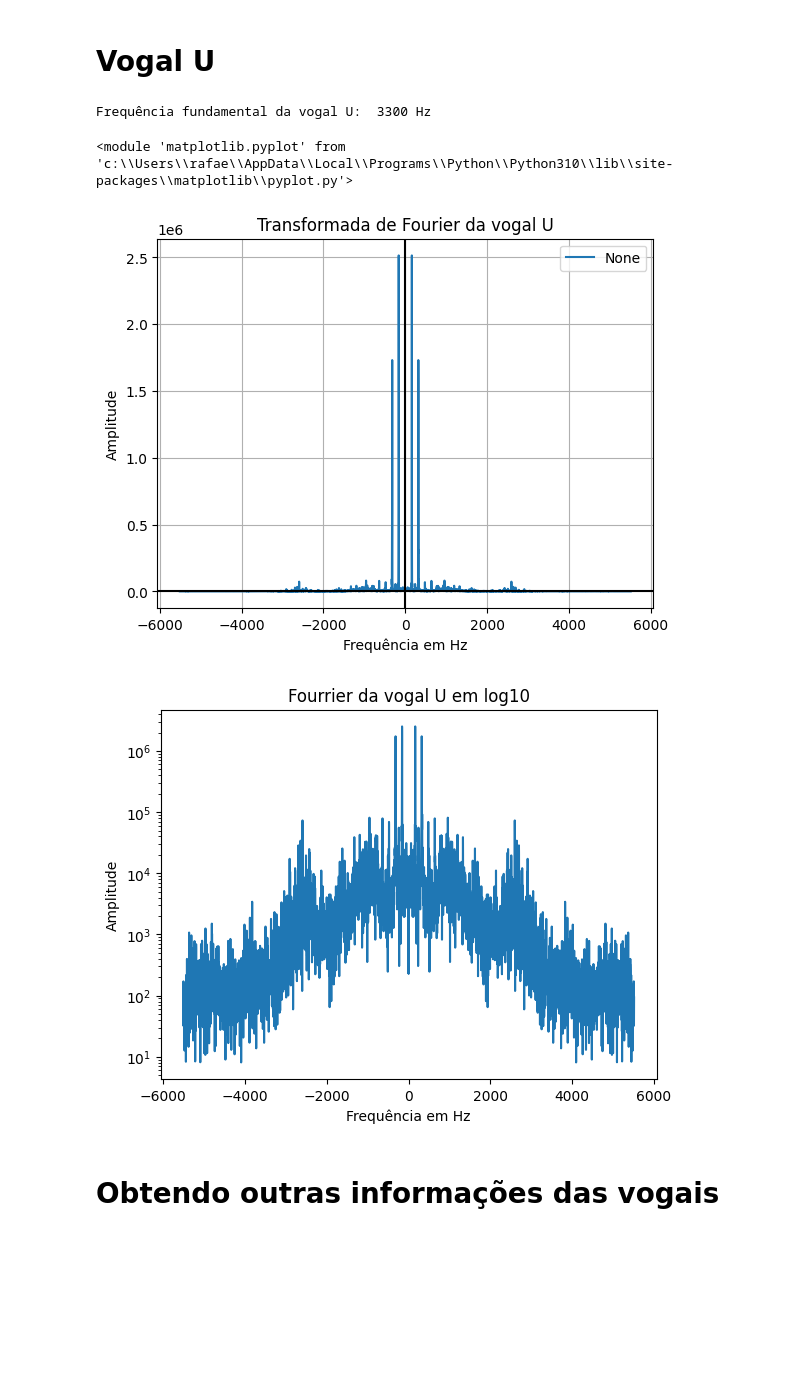
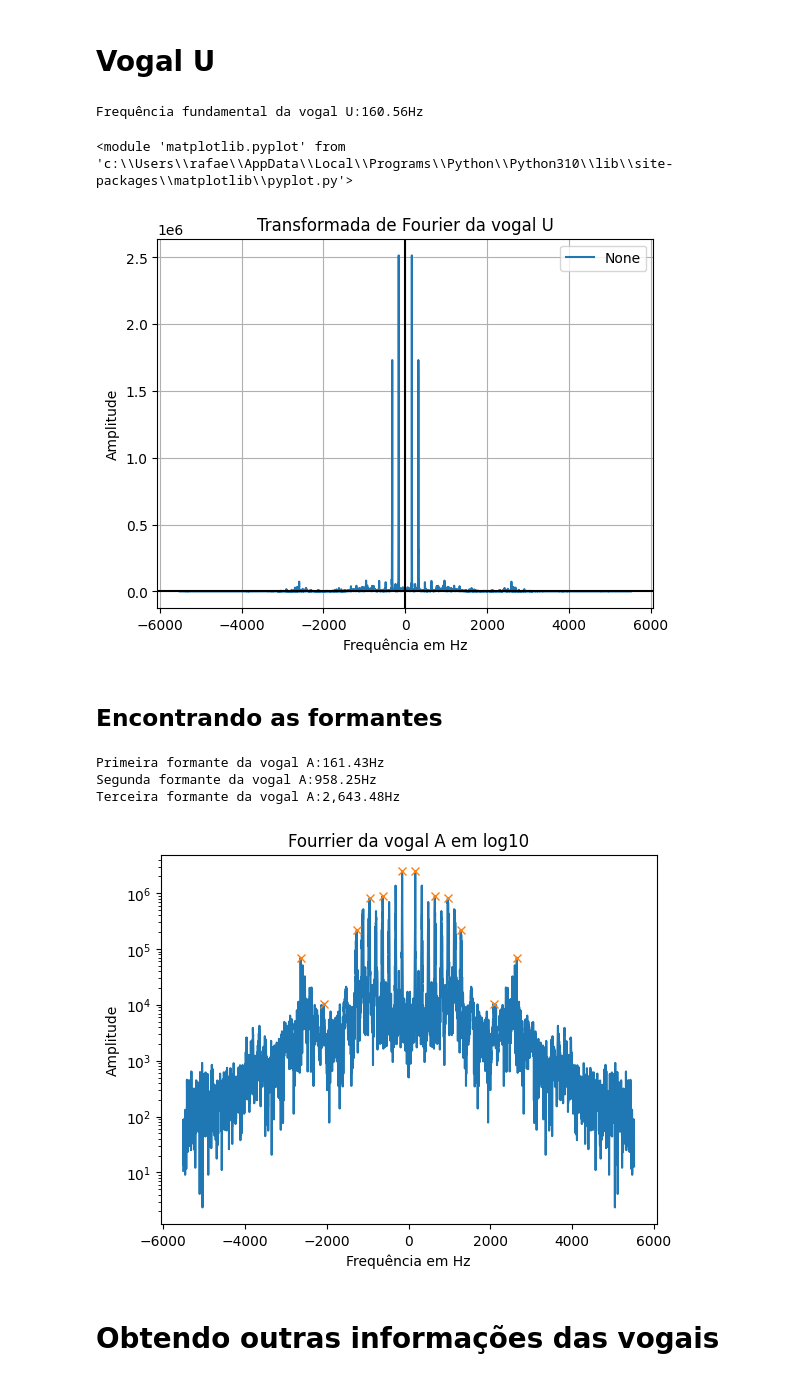
Before and after one commit to Rubiozito/Sistemas-e-Sinais, a Jupyter notebook: Trabalho_Final_sinais/Tfinal_sinais.ipynb, the cells around one changed output. Drawn from its saved outputs; the diff is of its cells as text; code cells hidden in the pictures; blank space fills up the shorter version.

Commit message:
Formante A

```diff
--- a/Trabalho_Final_sinais/Tfinal_sinais.ipynb
+++ b/Trabalho_Final_sinais/Tfinal_sinais.ipynb
@@ -69,13 +69,10 @@ def ponderar_vogal(N, Vg):
 # %%
 def calcula_fourier(Vg, fs):
-    Fourier = np.fft.fft(Vg) # calcula a transformada de fourier
-    frequencia = np.linspace(-fs/2, fs/2, len(Fourier)) # vetor de frequencia
-    Fourier2 = np.fft.fftshift(np.abs(Fourier)) # centraliza a transformada
-    freq_fund = np.argmax(Fourier2)
-    return Fourier2, frequencia, freq_fund
-
-def calcular_laplace(b, c, amp):
-    return TransferFunction([amp], [b, c])
+    Fourier = np.fft.fft(Vg) #transformada de fourier
+    Fourier_cen = np.fft.fftshift(np.abs(Fourier)) #centraliza a transformada
+    freq = np.linspace(-fs/2, fs/2, len(Fourier)) #vetor de frequencia
+    freq_fund_vg = abs(freq[np.where(abs(Fourier_cen) == max(abs(Fourier_cen)))]) #frequencia fundamental da vogal a
+    return Fourier_cen, freq, freq_fund_vg[0]
 # %% [markdown]
 ## Separa o meio da vogal
 # %%
@@ -300,21 +262,32 @@ plt.yscale('log')
 # %%
 #Vogal U Fourier
 Fourier_u, frequencia_u, freq_fund_u = calcula_fourier(Vg_up, fs_u)
-print('Frequência fundamental da vogal U: ', freq_fund_u,'Hz')
+print(f'Frequência fundamental da vogal U:{freq_fund_u:,.2f}Hz')
 plotar_grafico(frequencia_u, Fourier_u, 'Transformada de Fourier da vogal U', label_x='Frequência em Hz', label_y='Amplitude')
 # %% [output]
-Frequência fundamental da vogal U:  3300 Hz
+Frequência fundamental da vogal U:160.56Hz
 <module 'matplotlib.pyplot' from 'c:\\Users\\rafae\\AppData\\Local\\Programs\\Python\\Python310\\lib\\site-packages\\matplotlib\\pyplot.py'>
 [figure]
-# %%
-# Em log10
-plt.plot(frequencia_u, np.abs(np.abs(Fourier_u)))
-plt.title('Fourrier da vogal U em log10')
-plt.xlabel('Frequência em Hz')
-plt.ylabel('Amplitude')
-plt.yscale('log')
-# %% [output]
-[figure, removed]
+# %% [markdown]
+## Encontrando as formantes
+# %%
+picos_form_a, _ = find_peaks(Fourier_a, height=0, distance=130, prominence=10000)
+plt.figure()
+plt.plot(frequencia_a, np.abs(Fourier_a))
+plt.title('Fourrier da vogal A em log10')
+plt.xlabel('Frequência em Hz')
+plt.ylabel('Amplitude')
+plt.yscale('log')
+plt.plot(frequencia_a[picos_form_a], np.abs(Fourier_a[picos_form_a]), "x")
+
+print(f'Primeira formante da vogal A:{frequencia_a[picos_form_a[6]]:,.2f}Hz')
+print(f'Segunda formante da vogal A:{frequencia_a[picos_form_a[8]]:,.2f}Hz')
+print(f'Terceira formante da vogal A:{frequencia_a[picos_form_a[11]]:,.2f}Hz')
+# %% [output]
+Primeira formante da vogal A:161.43Hz
+Segunda formante da vogal A:958.25Hz
+Terceira formante da vogal A:2,643.48Hz
+[figure, added]
 # %% [markdown]
 # Obtendo outras informações das vogais
 # %% [markdown]
```
Also changed, not shown: parts of 10 cells of this notebook.
